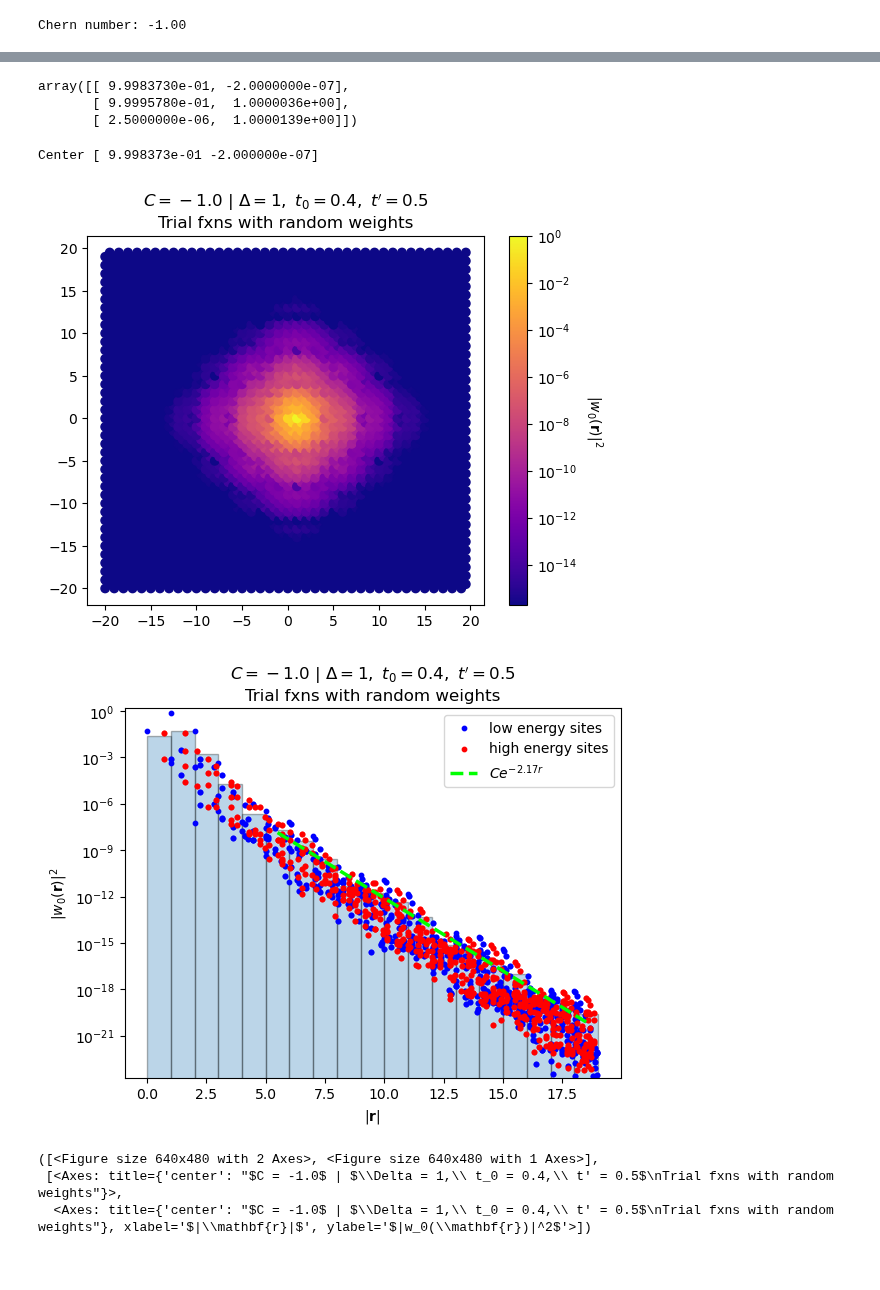
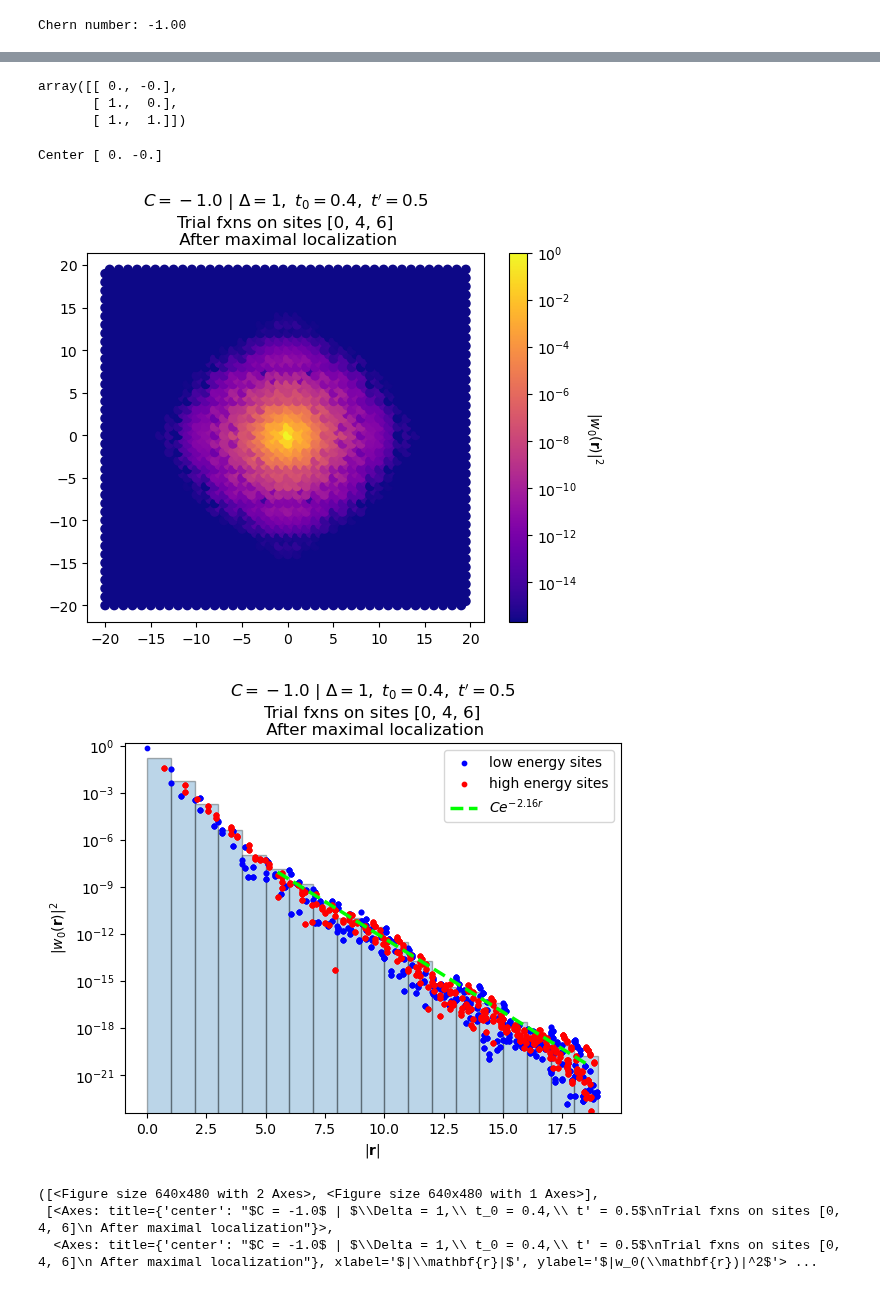
Before and after one commit to treycole/WanPy, a Jupyter notebook: examples/Checkerboard.ipynb, the cells around one changed output, grey strips where cells are left out. Saved outputs shown, nothing was run; the diff lists cells and outputs as text; code cells hidden in the pictures.

```diff
--- a/examples/Checkerboard.ipynb
+++ b/examples/Checkerboard.ipynb
@@ -23,7 +23,7 @@ tprime = 0.5
 model = models.chessboard(t0, tprime, delta).make_supercell([[2,0], [0,2]])
 
 # adding disorder
-J = 2*delta
+J = 2*delta*0
 J_site = 0
 model.set_onsite(J, ind_i = J_site, mode='add')
 
@@ -91,7 +91,7 @@ for i in range(k_mesh.shape[0]):
 # %%
 random = False
 
-omit_sites = 0
+omit_sites = 2
 tf_list = list(np.setdiff1d(low_E_sites, [omit_sites])) # delta on lower energy sites omitting the last site
 
 if random:
@@ -141,13 +142,13 @@ fig, ax = plot.plot_Wan(w0, idx, orbs, lat_vecs, title=title, plot_phase=False,
 # %%
 # outer window of entangled bands is full occupied manifold
-iter_num_omega_i = 10000
-iter_num_omega_til = 10000
+iter_num_omega_i = 100
+iter_num_omega_til = 100
 
 outer_states = u_wfs_Wan._wfs[..., :n_occ, :]
 W0_save_name = save_name + f'_iter_num_omega_i={iter_num_omega_i}_iter_num_omega_til={iter_num_omega_til}.npy'
 W0_max_loc, u_wf_max_loc, Wf_cntrs, spread = max_loc_Wan(lat_vecs, orbs, u_wfs_Wan, tf_list, outer_states,
         iter_num_omega_i=iter_num_omega_i, iter_num_omega_til=iter_num_omega_til,
-        Wan_idxs=None, verbose=True, return_uwfs=True, return_wf_centers=True, return_spread=True, eps=1e-2,
-        save=True, save_name=W0_save_name
+        Wan_idxs=None, verbose=True, return_uwfs=True, return_wf_centers=True, return_spread=True, eps=1e-3,
+        save=False, save_name=W0_save_name
         )
 # %% [output]
@@ -183,26 +184,18 @@ W0_max_loc, u_wf_max_loc, Wf_cntrs, spread = max_loc_Wan(lat_vecs, orbs, u_wfs_W
 # %%
 Wf_cntrs.round(7)
 # %% [output]
-array([[ 9.9983730e-01, -2.0000000e-07],
-       [ 9.9995780e-01,  1.0000036e+00],
-       [ 2.5000000e-06,  1.0000139e+00]])
+array([[ 0., -0.],
+       [ 1.,  0.],
+       [ 1.,  1.]])
 # %%
-# title = (rf"$C = {chern: .1f}$ | $\Delta = {delta},\ t_0 = {t0},\ t' = {tprime}$"
-#         "\n"
-#         rf"Trial fxns on sites {tf_list}"
-#          )
-
-title = (rf"$C = {chern: .1f}$ | $\Delta = {delta},\ t_0 = {t0},\ t' = {tprime}$"
-        "\n"
-        rf"Trial fxns with random weights"
-         )
+title += "\n After maximal localization"
 Wan_idx = 0
 print(f"Center {Wf_cntrs[Wan_idx].round(7)}")
 plot.plot_Wan(W0_max_loc, Wan_idx, orbs, lat_vecs, title=title, plot_decay=True, show=True)
 # %% [output]
-Center [ 9.998373e-01 -2.000000e-07]
+Center [ 0. -0.]
-[figure, old version]
+[figure, new version]
-[figure, old version]
+[figure, new version]
 ([<Figure size 640x480 with 2 Axes>, <Figure size 640x480 with 1 Axes>],
- [<Axes: title={'center': "$C = -1.0$ | $\\Delta = 1,\\ t_0 = 0.4,\\ t' = 0.5$\nTrial fxns with random weights"}>,
-  <Axes: title={'center': "$C = -1.0$ | $\\Delta = 1,\\ t_0 = 0.4,\\ t' = 0.5$\nTrial fxns with random weights"}, xlabel='$|\\mathbf{r}|$', ylabel='$|w_0(\\mathbf{r})|^2$'>])
+ [<Axes: title={'center': "$C = -1.0$ | $\\Delta = 1,\\ t_0 = 0.4,\\ t' = 0.5$\nTrial fxns on sites [0, 4, 6]\n After maximal localization"}>,
+  <Axes: title={'center': "$C = -1.0$ | $\\Delta = 1,\\ t_0 = 0.4,\\ t' = 0.5$\nTrial fxns on sites [0, 4, 6]\n After maximal localization"}, xlabel='$|\\mathbf{r}|$', ylabel='$|w_0(\\mathbf{r})|^2$'> ...
```
Also changed, not shown: parts of 4 cells of this notebook, 1 other file.
